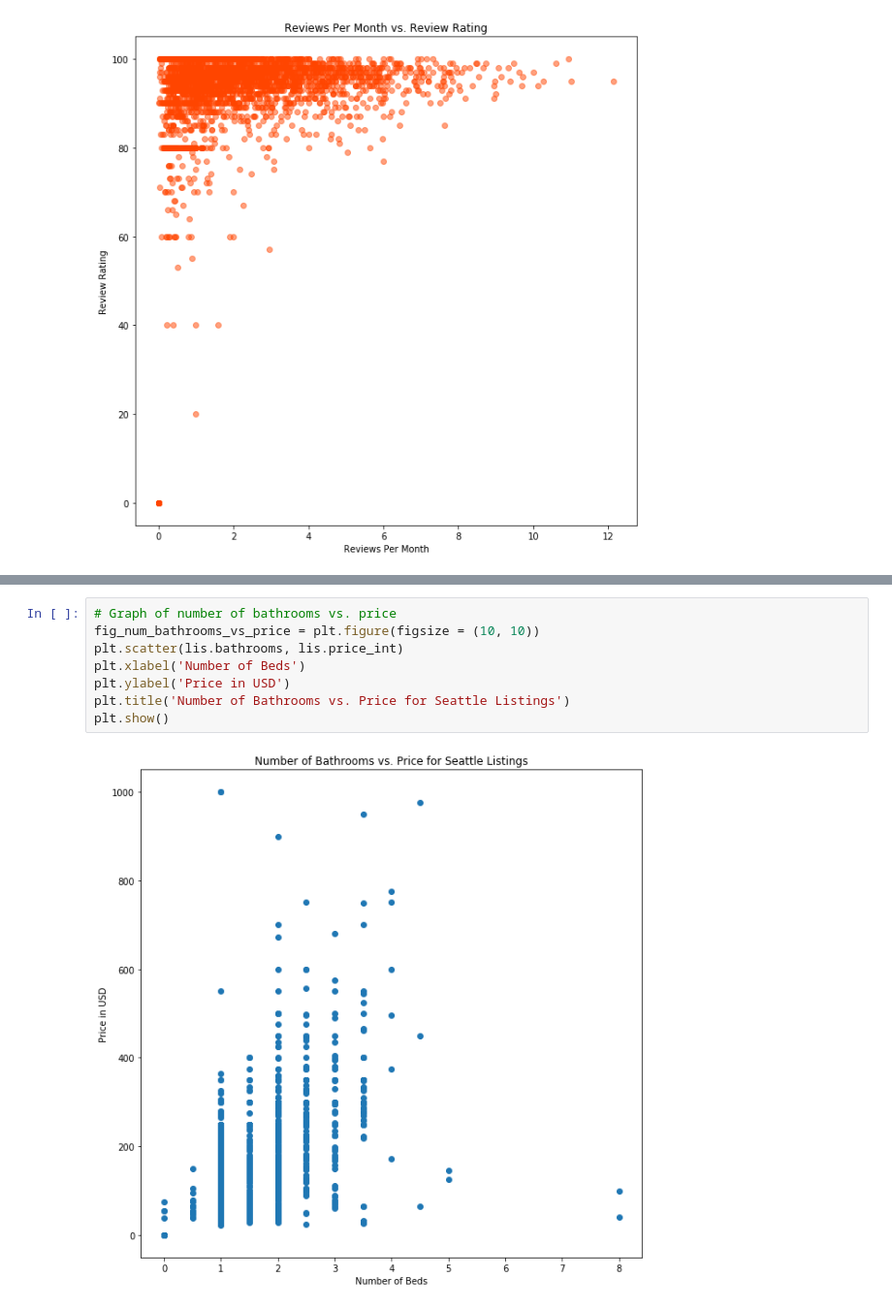
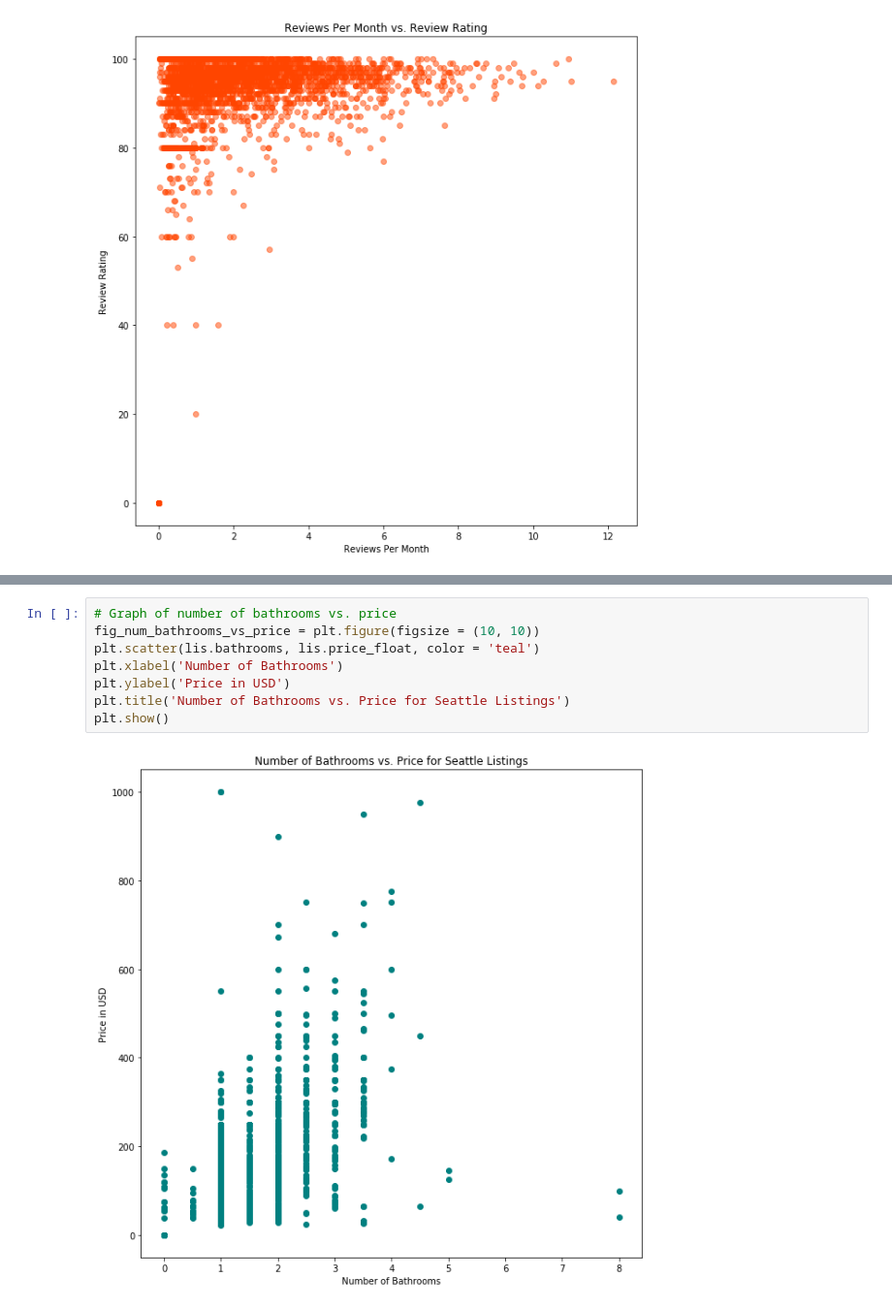
Before and after one commit to kevinhuynh23/RACK, a Jupyter notebook: analysis.ipynb, the cells around one changed output, grey strips where cells are left out. Shown at 97% size. Saved outputs shown, nothing was run; the diff lists cells and outputs as text.

```diff
--- a/analysis.ipynb
+++ b/analysis.ipynb
@@ -162,10 +162,10 @@ plt.show()
 # %%
 # Graph of number of bathrooms vs. price
 fig_num_bathrooms_vs_price = plt.figure(figsize = (10, 10))
-plt.scatter(lis.bathrooms, lis.price_int)
-plt.xlabel('Number of Beds')
+plt.scatter(lis.bathrooms, lis.price_float, color = 'teal')
+plt.xlabel('Number of Bathrooms')
 plt.ylabel('Price in USD')
 plt.title('Number of Bathrooms vs. Price for Seattle Listings')
 plt.show()
 # %% [output]
-[figure, old version]
+[figure, new version]
```
Also changed, not shown: parts of 5 cells of this notebook, 2 other files.
